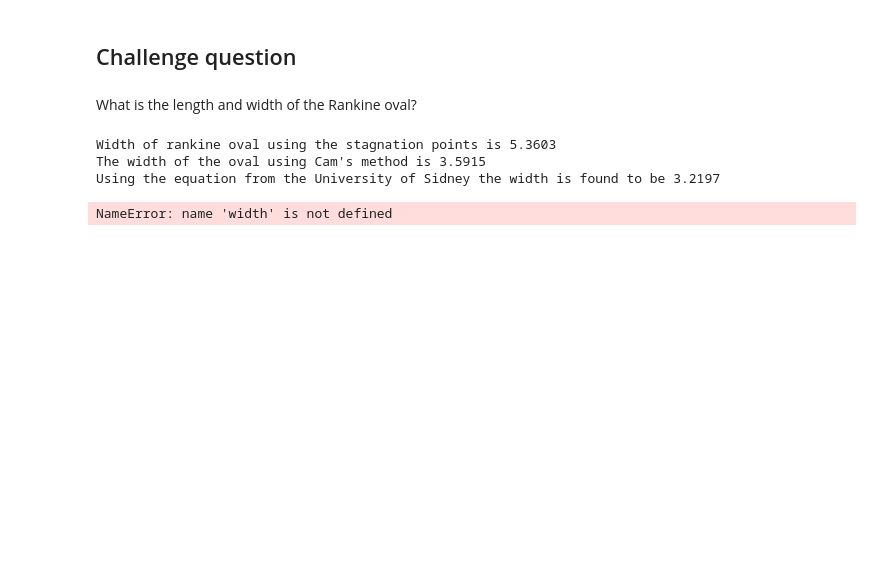
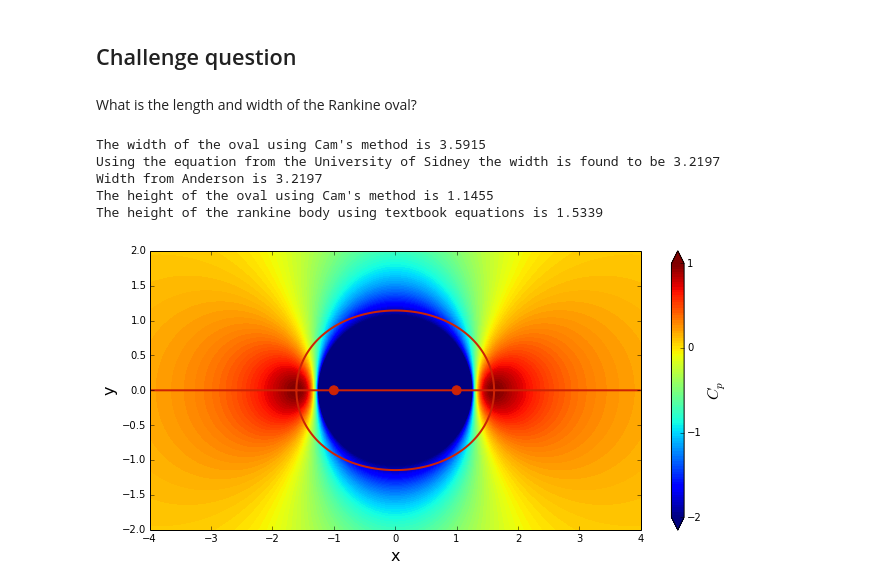
Before and after one commit to cbell14/Aero_Hydro, a Jupyter notebook: 02_Source_Sink_FreeStream.ipynb, the cells around one changed output. Cells and saved outputs as stored; diff of their text form; code cells hidden in the pictures; blank space fills up the shorter version.

```diff
--- a/02_Source_Sink_FreeStream.ipynb
+++ b/02_Source_Sink_FreeStream.ipynb
@@ -92,8 +92,8 @@ psi_source = sf_source_sink(strength_source, x_source, y_source, X, Y)
 #I dont get red line outlining circle when incorporating alpha
 
 # computes the freestream velocity field
-u_free = u_inf * numpy.ones((N, N), dtype=float)
-v_free = numpy.zeros((N, N), dtype=float)
+u_free = u_inf * np.ones((N, N), dtype=float)
+v_free = np.zeros((N, N), dtype=float)
 
 # computes the stream-function
 psi_free = u_inf * Y
@@ -174,12 +174,8 @@ What is the length and width of the Rankine oval?
 # %%
 #calculate the width of the rankine oval
 #first find the stagnation points
-#a isdist btw source and sink
+#a is dist btw source and sink
 a = np.sqrt((x_source - x_sink)**2 + (y_source - y_sink)**2)
-#source and sink need to be same strength
-x_stag = a * np.sqrt(1 + (strength_source/(pi*a*u_inf)))
-width_stag = 2.0 * x_stag
-print("Width of rankine oval using the stagnation points is %.4f" %width_stag)
 
 #Cams way
 x_source_id = x_source - strength_source/(2*pi*u_inf)
@@ -191,48 +187,59 @@ print("The width of the oval using Cam's method is %.4f" %width_cam)
 width2 = 2 * np.sqrt((strength_source/pi*u_inf*np.abs(x_source)) + 1)
 print("Using the equation from the University of Sidney the width is found to be %.4f" %width2)
 
+#width from anderson
+width_ander = 2.0 * np.sqrt((a/2.0)**2 + ((strength_source * (a/2.0))/(pi*u_inf)))
+print("Width from Anderson is %.4f" %width_ander)
+
 # Solve for the half height of the rankine oval
 
 #Cams way
-y_cam = linspace(0,np.round(width,1)+1,100)
+y_cam = linspace(0,np.round(width_ander,1)+1,100)
 y2 = (np.pi/2 - np.pi*y_cam/5 - np.arctan(y_cam))
 idmin = np.unravel_index(np.argmin(np.abs(y2)), y2.shape)
 y_half = y_cam[idmin]
 print("The height of the oval using Cam's method is %.4f" %y_half)
 
 #strength of source/sink must be same
-y_max = width2/2.0 #initial guess
+y_max = width_ander/2.0 #initial guess
 count = 0
-eps = 0
-while eps > 1.0e-4:
-    count = count +1
-    if count > 1.0e4:
+eps = 1.0e-6
+er_y = 1.0
+y_last = 0.0
+while er_y > eps:
+    count = count + 1
+    if count > 100:
         print("Too many loops")
         break
     y_last = y_max.copy()
-    y_max = a * math.cot((pi*u_inf*y_last)/strength_source)
-    eps = y_max - y_last
+    y_max = a * math.atan((pi*u_inf*y_last)/strength_source)
+    er_y = abs(y_max - y_last)
+    #print("Looping error %.4f" %er_y)
+    #print("Looping y max %.4f" %y_max)
 
-print("The height of the rankine body is %.4f" %2*y_max)
+print("The height of the rankine body using textbook equations is %.4f" %y_max)
 # %% [output]
-Width of rankine oval using the stagnation points is 5.3603
 The width of the oval using Cam's method is 3.5915
 Using the equation from the University of Sidney the width is found to be 3.2197
+Width from Anderson is 3.2197
+The height of the oval using Cam's method is 1.1455
+The height of the rankine body using textbook equations is 1.5339
-NameError: name 'width' is not defined
 # %%
 # computes the pressure coefficient field
-cp = 1.0 - (u**2+v**2)/u_inf**2
+cp = 1.0 - (u_rank**2+v_rank**2)/u_inf**2
 
 # plots the pressure coefficient field
 size = 10
-pyplot.figure(figsize=(1.1*size, (y_end-y_start)/(x_end-x_start)*size))
-pyplot.xlabel('x', fontsize=16)
-pyplot.ylabel('y', fontsize=16)
-pyplot.xlim(x_start, x_end)
-pyplot.ylim(y_start, y_end)
-contf = pyplot.contourf(X, Y, cp, levels=numpy.linspace(-2.0, 1.0, 100), extend='both')
-cbar = pyplot.colorbar(contf)
+plt.figure(figsize=(1.1*size, (y_end-y_start)/(x_end-x_start)*size))
+plt.xlabel('x', fontsize=16)
+plt.ylabel('y', fontsize=16)
+plt.xlim(x_start, x_end)
+plt.ylim(y_start, y_end)
+contf = plt.contourf(X, Y, cp, levels=np.linspace(-2.0, 1.0, 100), extend='both')
+cbar = plt.colorbar(contf)
 cbar.set_label('$C_p$', fontsize=16)
 cbar.set_ticks([-2.0, -1.0, 0.0, 1.0])
-pyplot.scatter([x_source, x_sink], [y_source, y_sink], color='#CD2305', s=80, marker='o')
-pyplot.contour(X, Y, psi, levels=[0.], colors='#CD2305', linewidths=2, linestyles='solid');
+plt.scatter([x_source, x_sink], [y_source, y_sink], color='#CD2305', s=80, marker='o')
+plt.contour(X, Y, psi_rank, levels=[0.], colors='#CD2305', linewidths=2, linestyles='solid');
+# %% [output]
+[figure, added]
```
Also changed, not shown: 1 other file.
